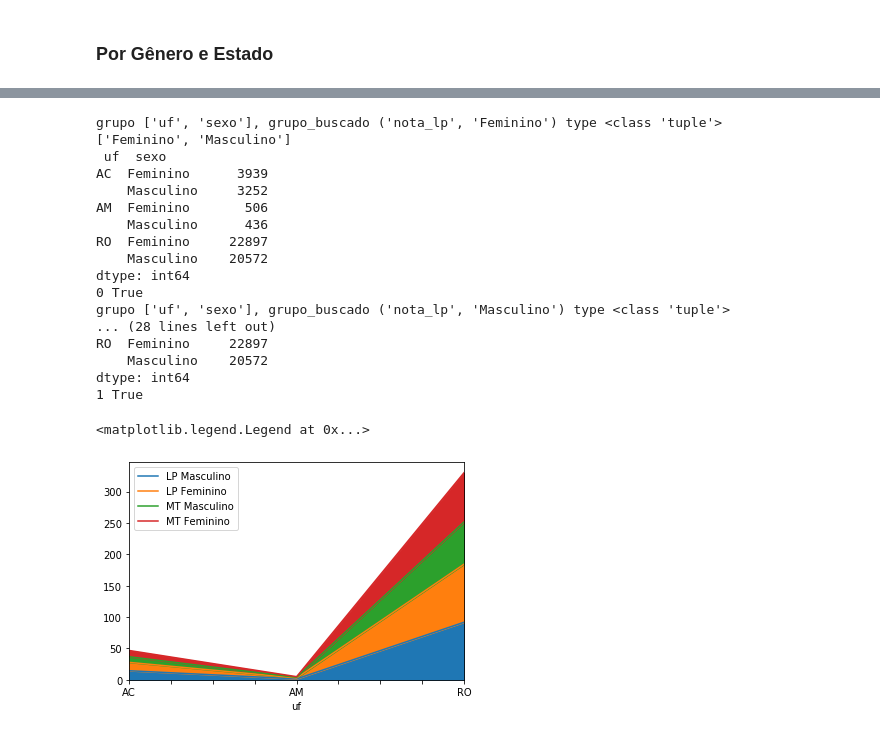
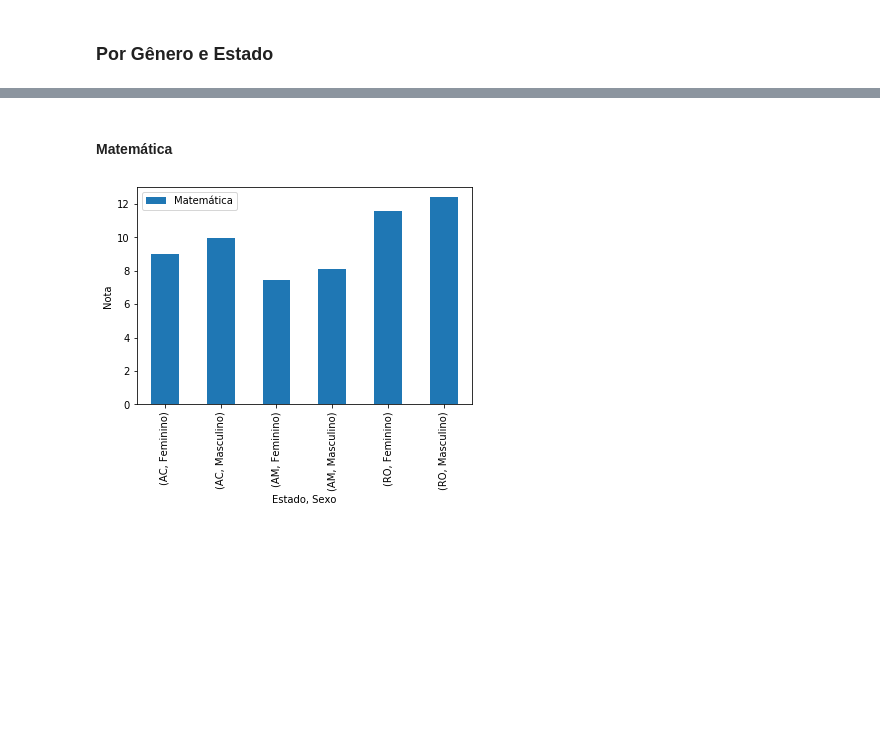
Before and after one commit to GomesDosSantos/AnaliseANEB, a Jupyter notebook: Livro.ipynb, the cells around one changed output, grey strips where cells are left out. Saved outputs shown, nothing was run; the diff lists cells and outputs as text; code cells hidden in the pictures; blank space fills up the shorter version.

```diff
--- a/Livro.ipynb
+++ b/Livro.ipynb
@@ -146,7 +146,7 @@ df_aluno_9EF = pd.read_csv(
     delimiter=',', encoding='iso-8859-1',
     usecols=colunas_aluno,
     low_memory=True,
-    nrows=20000  # Para fazer testes com os dados
+    # nrows=20000  # Para fazer testes com os dados
 )
 # %%
 # df_aluno_3EM_AG = pd.read_csv(
@@ -161,7 +161,7 @@ df_aluno_3EM = pd.read_csv(
     delimiter=',', encoding='iso-8859-1',
     usecols=colunas_aluno,
     low_memory=True,
-    nrows=20000  # Para fazer testes com os dados
+    # nrows=20000  # Para fazer testes com os dados
 )
 # %%
 df_aluno_5EF.sample(10)
@@ -315,7 +315,7 @@ def filtrar_dados(serie_dados, nao_realizado=0, colunas=filtro_de_colunas_respos
     i = 0
     for r in serie_dados.to_numpy():  # [len(serie_dados.to_numpy())//2:]:
         i = i + 1
-        not_lim = 1000
+        not_lim = 100000
         if 0 == i % not_lim:
             print(f'iter {not_lim}, resp: {len(resposta_dados)}, {nao_realizado} => {len(resposta_dados) + nao_realizado}')
 
@@ -479,23 +416,26 @@ fig_size = (6, 4)
 ### Médias Com Dois Índices
 # %%
 def conta_tamanho_grupo(grupo, grupo_buscado):
-    # print(f'grupo {grupo}, grupo_buscado {grupo_buscado} type {type(grupo_buscado)}')
+    # print(f'grupo {grupo}, grupo_buscado {grupo_buscado} {type(grupo_buscado)}')
     if not grupo_buscado:
         return 1
     gd = dados_filtrados.groupby(grupo).size()
     i = False
     p = False
     if isinstance(grupo, (list, tuple)):
-        # gd = gd.unstack()
-        cv = list(gd.unstack().columns.values)
-        for g in grupo_buscado:
-            if g in cv:
-                i = cv.index(g)
-                p = True
+        gd = gd.unstack()
+        cv = list(gd.columns.values)
+        if isinstance(grupo_buscado, (list, tuple)):
+            for g in grupo_buscado:
+                if g in cv:
+                    i = cv.index(g)
+                    p = grupo_buscado[0]
+        else:
+            print('gb', grupo_buscado)
     else:
         i = gd.index.contains(grupo_buscado)
     if p:
-        return gd[i]
+        return gd.unstack().xs((grupo_buscado[-1], p))
     if i:
         return gd[grupo_buscado]
     print(f'nao encontrado {grupo_buscado} em {i}')
@@ -649,28 +604,20 @@ Masculino          14.383306   12.000824
+# %% [markdown]
+#### Matemática
 # %%
-ax = dados_filtrados.groupby(['uf', 'sexo'])[['nota_lp', 'nota_mt']].sum().unstack()\
+ax = dados_filtrados.groupby(['uf', 'sexo'])[['nota_mt']].sum()\
+.sort_values(by=['uf', 'sexo'])\
 .apply(
-    lambda x: x / conta_tamanho_grupo(['uf', 'sexo'], x.name)
+    lambda x: x / conta_tamanho_grupo(['uf', 'sexo'], x.name), axis=1
 ).plot(
-    kind='area', figsize=fig_size
+    kind='bar', stacked=False,
+    figsize=fig_size
 )
-ax.legend(['LP Masculino', 'LP Feminino', 'MT Masculino', 'MT Feminino'])
+ax.legend(
+    ['Matemática'],
+    loc='best'
+)
+
+ax.set_ylabel('Nota')
+ax = ax.set_xlabel('Estado, Sexo')
 # %% [output]
-grupo ['uf', 'sexo'], grupo_buscado ('nota_lp', 'Feminino') type <class 'tuple'>
-['Feminino', 'Masculino']
- uf  sexo
-AC  Feminino      3939
-    Masculino     3252
-AM  Feminino       506
-    Masculino      436
-RO  Feminino     22897
-    Masculino    20572
-dtype: int64
-0 True
-grupo ['uf', 'sexo'], grupo_buscado ('nota_lp', 'Masculino') type <class 'tuple'>
-... (28 lines left out)
-RO  Feminino     22897
-    Masculino    20572
-dtype: int64
-1 True
-<matplotlib.legend.Legend at 0x...>
-[figure, old version]
+[figure, new version]
```
Also changed, not shown: parts of 20 cells of this notebook, 1 other file.
